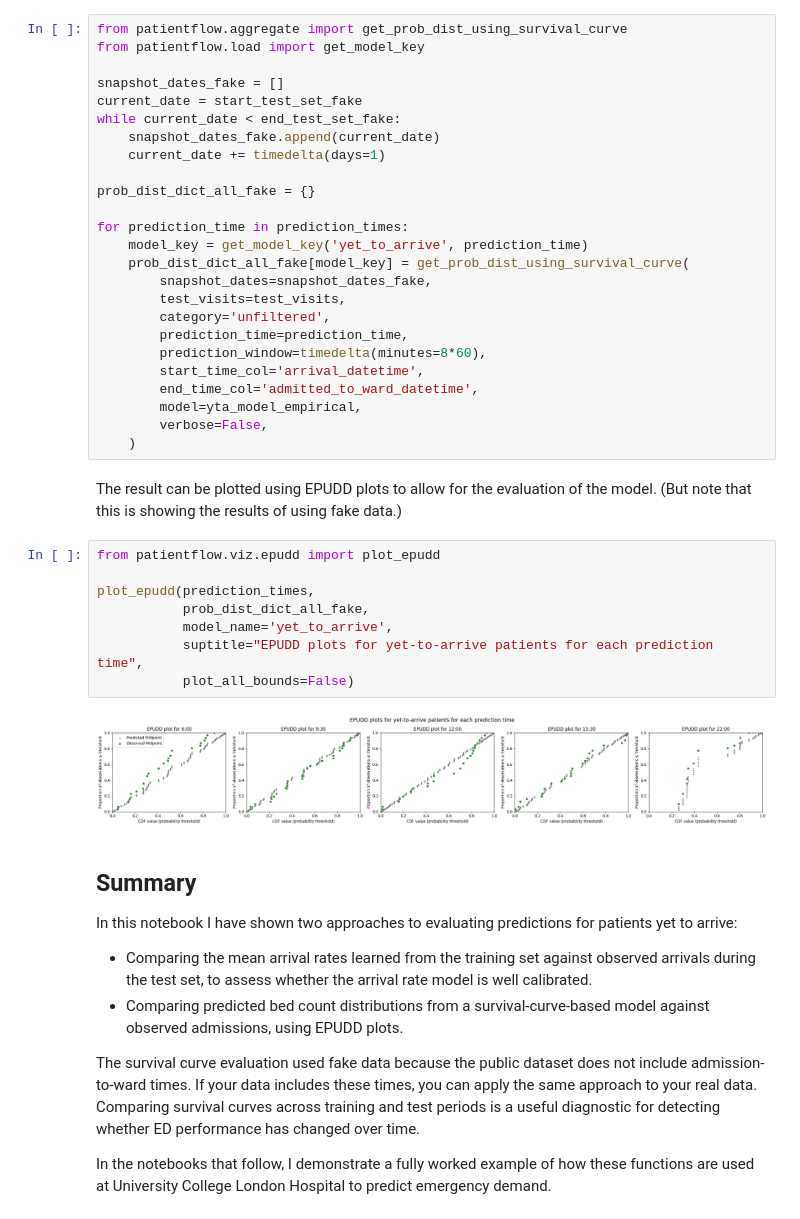
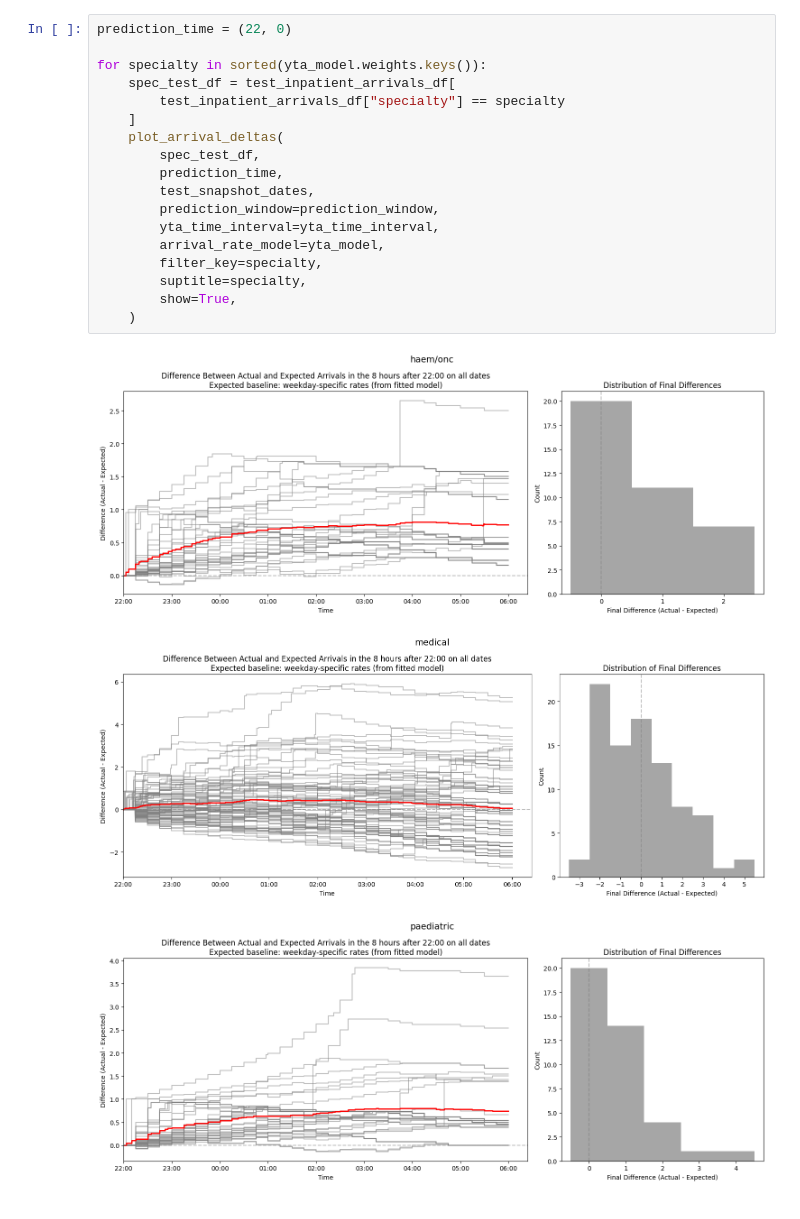
Before and after one commit to UCL-CORU/patientflow, a Jupyter notebook: notebooks/3f_Evaluate_demand_predictions_for_patients_yet_to_arrive.ipynb, the cells around one changed output. Cells and saved outputs as stored; diff of their text form.

```diff
--- a/notebooks/3f_Evaluate_demand_predictions_for_patients_yet_to_arrive.ipynb
+++ b/notebooks/3f_Evaluate_demand_predictions_for_patients_yet_to_arrive.ipynb
@@ -209,48 +98,22 @@ The function below compares the predicted bed count distributions from the `Empi
-# %%
-from patientflow.aggregate import get_prob_dist_using_survival_curve
-from patientflow.load import get_model_key
-
-snapshot_dates_fake = []
-current_date = start_test_set_fake
-while current_date < end_test_set_fake:
-    snapshot_dates_fake.append(current_date)
-    current_date += timedelta(days=1)
-
-prob_dist_dict_all_fake = {}
-
-for prediction_time in prediction_times:
-    model_key = get_model_key('yet_to_arrive', prediction_time)
-    prob_dist_dict_all_fake[model_key] = get_prob_dist_using_survival_curve(
-        snapshot_dates=snapshot_dates_fake,
-        test_visits=test_visits,
-        category='unfiltered',
-        prediction_time=prediction_time,
-        prediction_window=timedelta(minutes=8*60),
-        start_time_col='arrival_datetime',
-        end_time_col='admitted_to_ward_datetime',
-        model=yta_model_empirical,
-        verbose=False,
-    )
-# %% [markdown]
-The result can be plotted using EPUDD plots to allow for the evaluation of the model. (But note that this is showing the results of using fake data.)
-# %%
-from patientflow.viz.epudd import plot_epudd
-
-plot_epudd(prediction_times,
-           prob_dist_dict_all_fake,
-           model_name='yet_to_arrive',
-           suptitle="EPUDD plots for yet-to-arrive patients for each prediction time",
-           plot_all_bounds=False)
-# %% [output]
-[figure, removed]
-# %% [markdown]
-## Summary
-
-In this notebook I have shown two approaches to evaluating predictions for patients yet to arrive:
-
-* Comparing the mean arrival rates learned from the training set against observed arrivals during the test set, to assess whether the arrival rate model is well calibrated.
-* Comparing predicted bed count distributions from a survival-curve-based model against observed admissions, using EPUDD plots.
-
-The survival curve evaluation used fake data because the public dataset does not include admission-to-ward times. If your data includes these times, you can apply the same approach to your real data. Comparing survival curves across training and test periods is a useful diagnostic for detecting whether ED performance has changed over time.
-
-In the notebooks that follow, I demonstrate a fully worked example of how these functions are used at University College London Hospital to predict emergency demand.
+# %%
+prediction_time = (22, 0)
+
+for specialty in sorted(yta_model.weights.keys()):
+    spec_test_df = test_inpatient_arrivals_df[
+        test_inpatient_arrivals_df["specialty"] == specialty
+    ]
+    plot_arrival_deltas(
+        spec_test_df,
+        prediction_time,
+        test_snapshot_dates,
+        prediction_window=prediction_window,
+        yta_time_interval=yta_time_interval,
+        arrival_rate_model=yta_model,
+        filter_key=specialty,
+        suptitle=specialty,
+        show=True,
+    )
+# %% [output]
+[figure, added]
+[figure, added]
+[figure, added]
```
Also changed, not shown: parts of 22 cells of this notebook, 14 other files.
